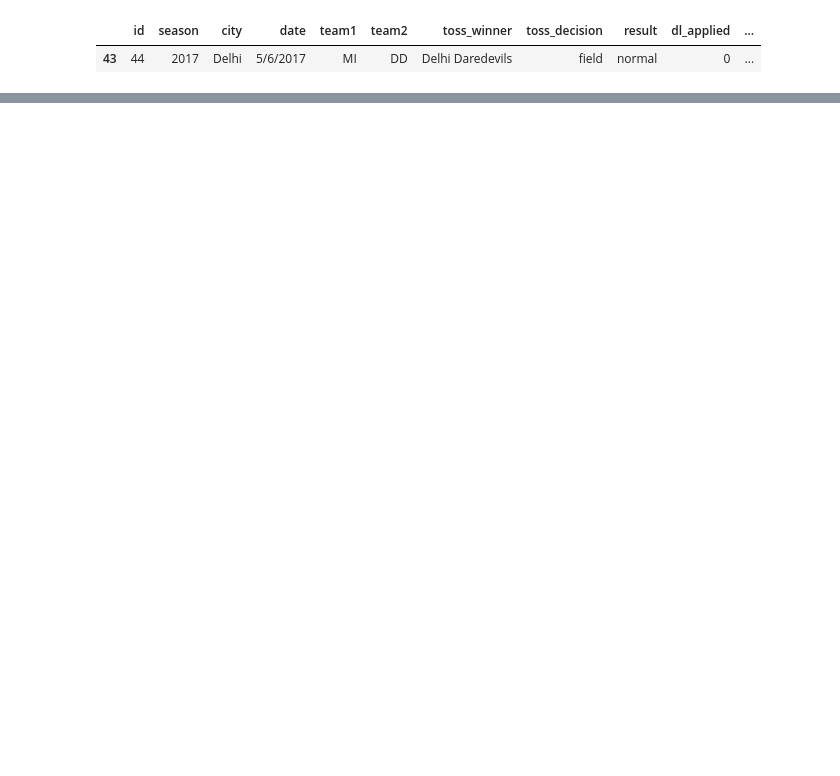
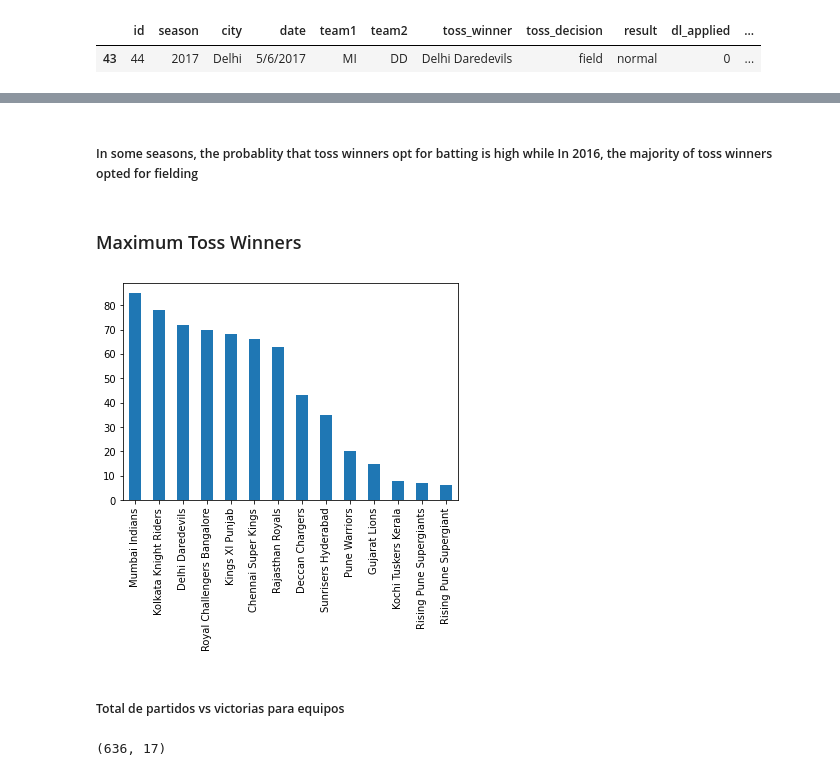
Before and after one commit to Data-Analysis-Projects-Udemy/Project-5-IPL-Data-Analysis-, a Jupyter notebook: IPL_matches.ipynb, the cells around one changed output, grey strips where cells are left out. Drawn from its saved outputs; the diff is of its cells as text; code cells hidden in the pictures; blank space fills up the shorter version.

```diff
--- a/IPL_matches.ipynb
+++ b/IPL_matches.ipynb
@@ -141,0 +145,15 @@ df[df['win_by_wickets']==df['win_by_wickets'].max()]
+# %% [markdown]
+##### In some seasons, the probablity that toss winners opt for batting is high while In 2016, the majority of toss winners opted for fielding
+# %% [markdown]
+### Maximum Toss Winners
+# %%
+df['toss_winner'].value_counts().plot(kind='bar')
+plt.savefig("./images/toss_winner")
+# %% [output]
+[figure, added]
+# %% [markdown]
+##### Total de partidos vs victorias para equipos
+# %%
+df.shape
+# %% [output]
+(636, 17)
```
Also changed, not shown: parts of 46 cells of this notebook, 4 other files.
